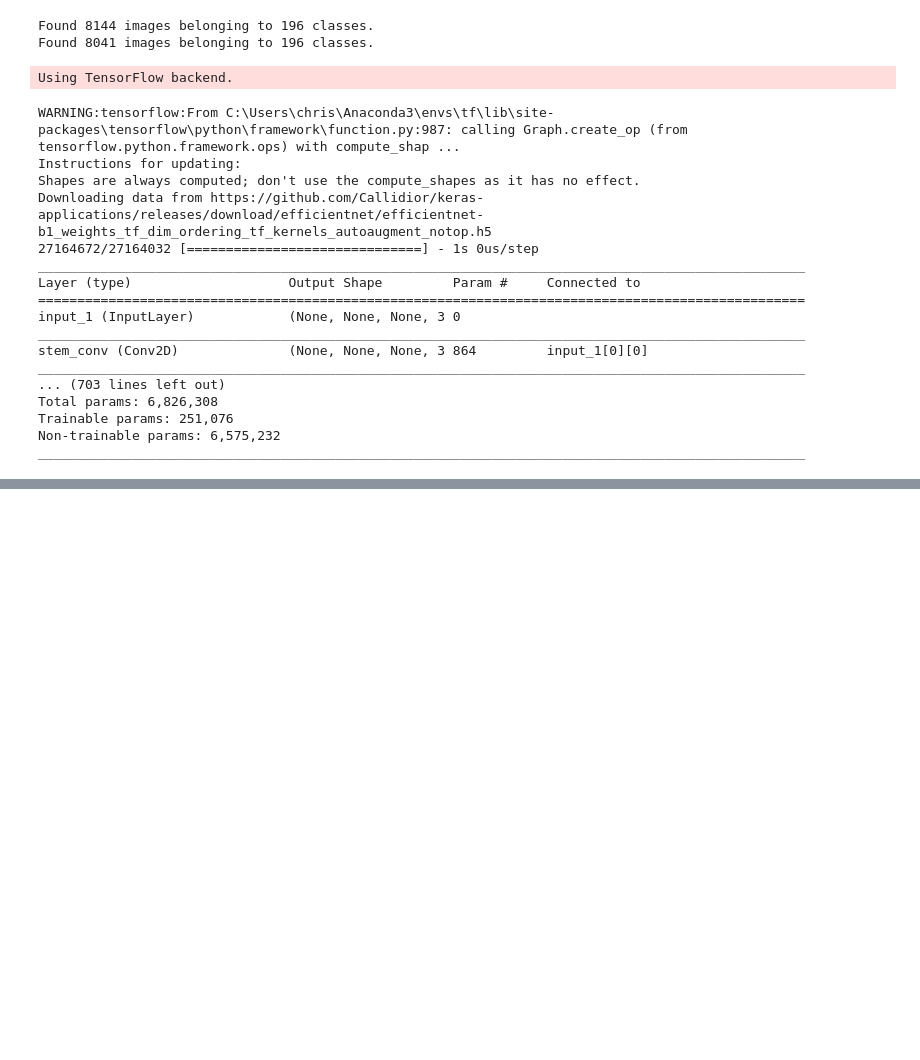
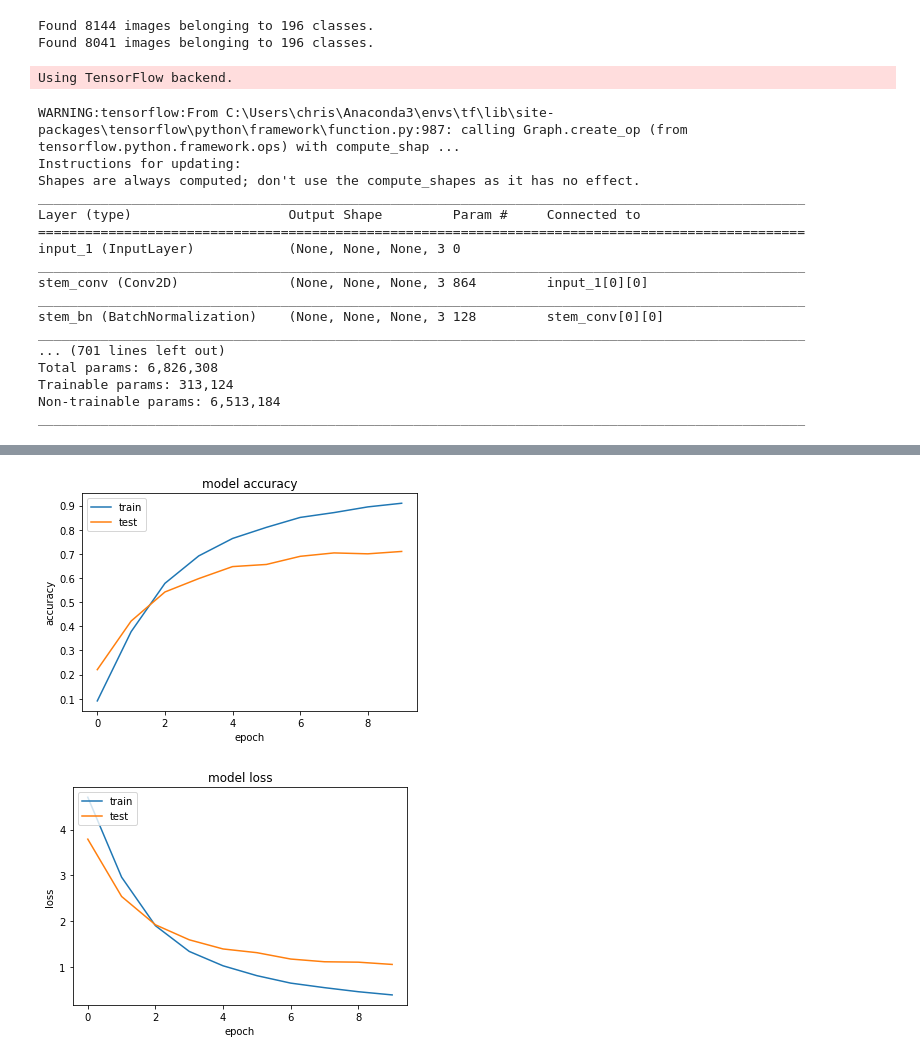
Before and after one commit to digital-thinking/ann-jupyter-notebooks, a Jupyter notebook: TransferLearning-EfficientNet.ipynb, the cells around one changed output, grey strips where cells are left out. Drawn from its saved outputs; the diff is of its cells as text; code cells hidden in the pictures; blank space fills up the shorter version.

```diff
--- a/TransferLearning-EfficientNet.ipynb
+++ b/TransferLearning-EfficientNet.ipynb
@@ -36,7 +36,7 @@ validation_generator=train_datagen.flow_from_directory(test_dir,
 Found 8144 images belonging to 196 classes.
 Found 8041 images belonging to 196 classes.
 # %%
-from keras.layers import GlobalAveragePooling2D, Dense
+from keras.layers import GlobalAveragePooling2D, Dense, BatchNormalization
 from keras import Model
 import efficientnet.keras as efn
 
@@ -48,16 +48,18 @@ model = Model(inputs=base_model.input, outputs=predictions)
 
 # fix the feature extraction part of the model
 for layer in base_model.layers:
-    layer.trainable = False
+    if isinstance(layer, BatchNormalization):
+        layer.trainable = True
+    else:
+        layer.trainable = False
 
+model.compile(optimizer='adam', loss='categorical_crossentropy', metrics=['acc'])
 model.summary()
 # %% [output]
 Using TensorFlow backend.
 WARNING:tensorflow:From C:\Users\chris\Anaconda3\envs\tf\lib\site-packages\tensorflow\python\framework\function.py:987: calling Graph.create_op (from tensorflow.python.framework.ops) with compute_shap ...
 Instructions for updating:
 Shapes are always computed; don't use the compute_shapes as it has no effect.
-Downloading data from https://github.com/Callidior/keras-applications/releases/download/efficientnet/efficientnet-b1_weights_tf_dim_ordering_tf_kernels_autoaugment_notop.h5
-27164672/27164032 [==============================] - 1s 0us/step
 __________________________________________________________________________________________________
 Layer (type)                    Output Shape         Param #     Connected to
 ==================================================================================================
@@ -65,8 +67,36 @@ input_1 (InputLayer)            (None, None, None, 3 0
 __________________________________________________________________________________________________
 stem_conv (Conv2D)              (None, None, None, 3 864         input_1[0][0]
 __________________________________________________________________________________________________
-... (703 lines left out)
+stem_bn (BatchNormalization)    (None, None, None, 3 128         stem_conv[0][0]
+__________________________________________________________________________________________________
+... (701 lines left out)
 Total params: 6,826,308
-Trainable params: 251,076
-Non-trainable params: 6,575,232
+Trainable params: 313,124
+Non-trainable params: 6,513,184
 __________________________________________________________________________________________________
+# %%
+history = model.fit_generator(generator=train_generator,
+                    steps_per_epoch=train_generator.samples // batch_size + 1,
+                    validation_data=validation_generator,
+                    validation_steps=validation_generator.samples // batch_size + 1,
+                    epochs=10,
+                    workers=8,
+                    max_queue_size=32,
+                    verbose=1)
+
+plt.plot(history.history['acc'])
+plt.plot(history.history['val_acc'])
+plt.title('model accuracy')
+plt.ylabel('accuracy')
+plt.xlabel('epoch')
+plt.legend(['train', 'test'], loc='upper left')
+plt.show()
+# summarize history for loss
+plt.plot(history.history['loss'])
+plt.plot(history.history['val_loss'])
+plt.title('model loss')
+plt.ylabel('loss')
+plt.xlabel('epoch')
+plt.legend(['train', 'test'], loc='upper left')
+plt.show()
+# %% [output]
@@ -72,0 +123,2 @@ ________________________________________________________________________________
+[figure, added]
+[figure, added]
```
Also changed, not shown: parts of 6 cells of this notebook.
